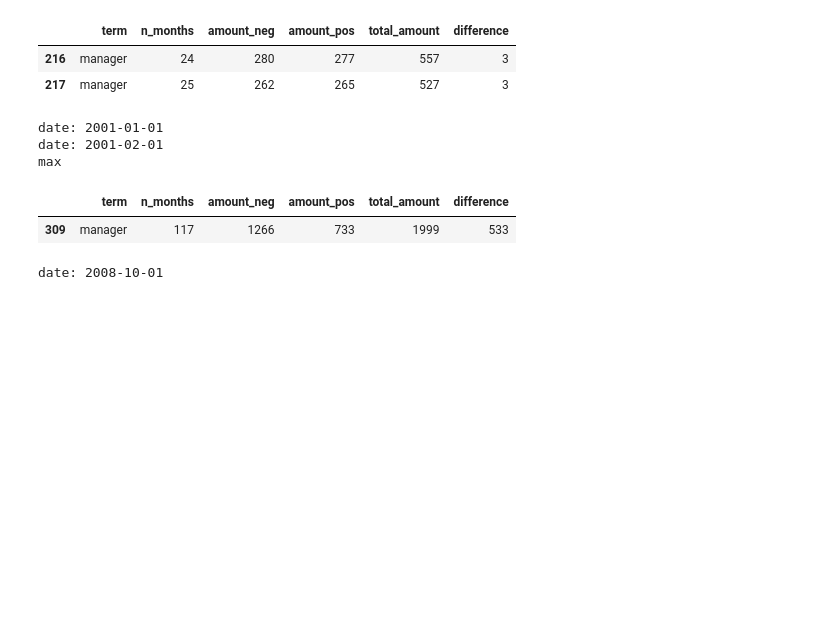
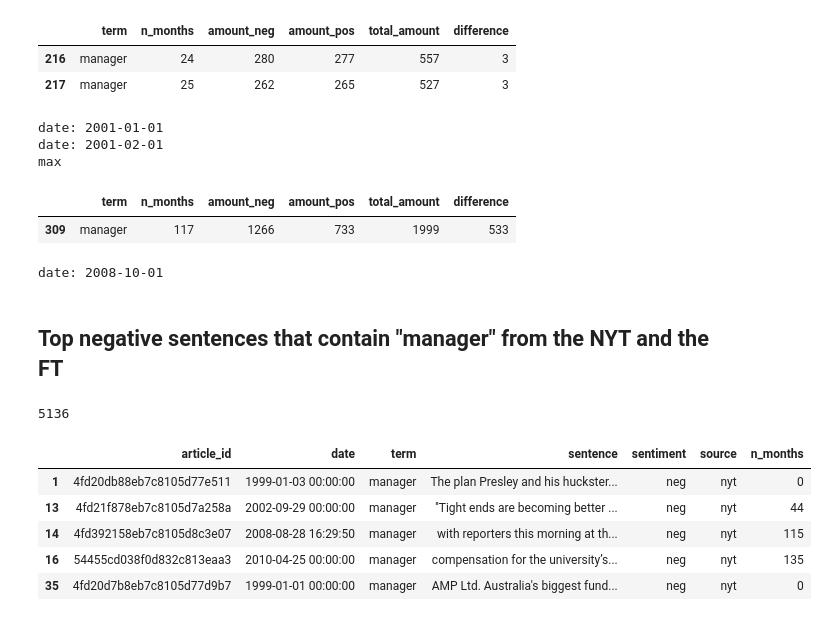
Before and after one commit to mavillard/liwc, a Jupyter notebook: last_tasks_3_results.ipynb, the cells around one changed output. Saved outputs shown, nothing was run; the diff lists cells and outputs as text; code cells hidden in the pictures; blank space fills up the shorter version.

```diff
--- a/last_tasks_3_results.ipynb
+++ b/last_tasks_3_results.ipynb
@@ -93,5 +93,5 @@ dtypes = {
     'n_months': int,
 }
 
-sentences_df = pd.read_csv('nyt_ft_sent_data.csv', header=0, dtype=dtypes, parse_dates=['date'])
+nyt_ft_sentences_df = pd.read_csv('nyt_ft_sent_data.csv', header=0, dtype=dtypes, parse_dates=['date'])
 # %% [output]
@@ -353,3 +355,5 @@ max
 |  | term | n_months | amount_neg | amount_pos | total_amount | difference |
 | 309 | manager | 117 | 1266 | 733 | 1999 | 533 |
 date: 2008-10-01
+# %% [markdown]
+## Top negative sentences that contain "manager" from the NYT and the FT
@@ -355,0 +367,4 @@ date: 2008-10-01
+# %%
+len(negative_words)
+# %% [output]
+5136
@@ -355,0 +376,9 @@ date: 2008-10-01
+# %%
+nyt_ft_manager_neg_df.head()
+# %% [output]
+|  | article_id | date | term | sentence | sentiment | source | n_months |
+| 1 | 4fd20db88eb7c8105d77e511 | 1999-01-03 00:00:00 | manager | The plan Presley and his huckster... | neg | nyt | 0 |
+| 13 | 4fd21f878eb7c8105d7a258a | 2002-09-29 00:00:00 | manager | ''Tight ends are becoming better ... | neg | nyt | 44 |
+| 14 | 4fd392158eb7c8105d8c3e07 | 2008-08-28 16:29:50 | manager | with reporters this morning at th... | neg | nyt | 115 |
+| 16 | 54455cd038f0d832c813eaa3 | 2010-04-25 00:00:00 | manager | compensation for the university’s... | neg | nyt | 135 |
+| 35 | 4fd20d7b8eb7c8105d77d9b7 | 1999-01-01 00:00:00 | manager | AMP Ltd. Australia's biggest fund... | neg | nyt | 0 |
```
Also changed, not shown: parts of 24 cells of this notebook.
